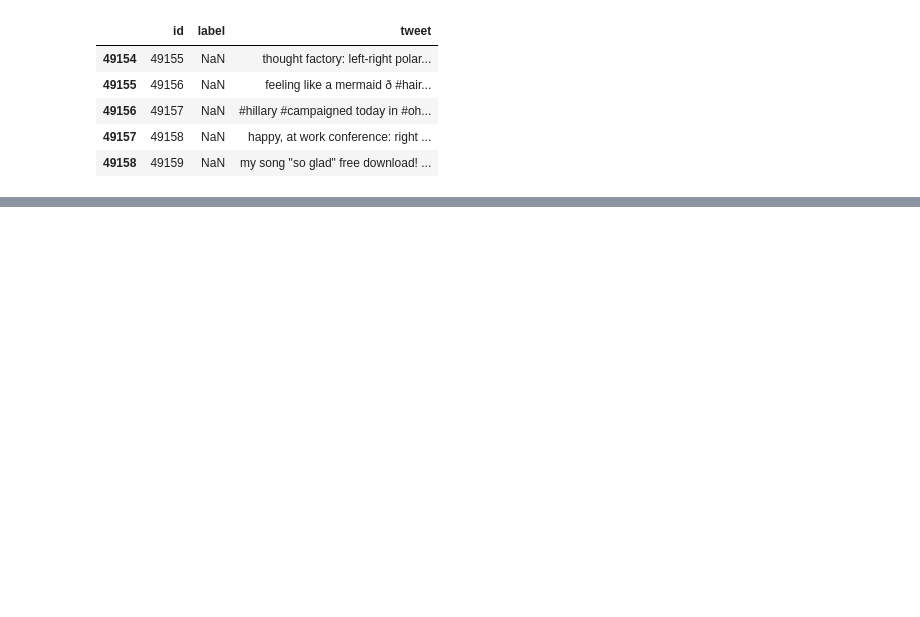
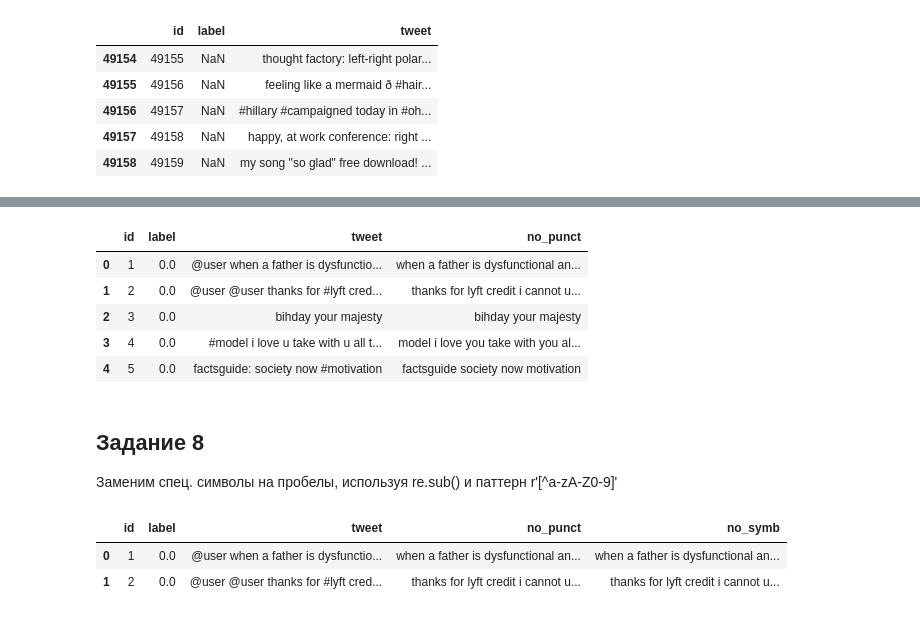
Before and after one commit to ArtemPrianikov/NLP, a Jupyter notebook: 01/hw_lesson_1.ipynb, the cells around one changed output, grey strips where cells are left out. Cells and saved outputs as stored; diff of their text form; code cells hidden in the pictures; blank space fills up the shorter version.

```diff
--- a/01/hw_lesson_1.ipynb
+++ b/01/hw_lesson_1.ipynb
@@ -429,0 +553,23 @@ h.unescape(s)
+# %%
+# сохраняем текст всех объектов в вектор
+text = combine_df['no_emotic']
+# %%
+# создаём объект векторайзера
+vec_punct = np.vectorize(replace_value)
+# %%
+# во вновь созданный столбец помещаем преобразованный текст
+combine_df['no_punct']=vec_punct(text, pattern, new_value)
+# %%
+combine_df.drop(['no_shorts02', 'no_emotic'], axis=1, inplace=True)
+# %%
+combine_df.head(5)
+# %% [output]
+|  | id | label | tweet | no_punct |
+| 0 | 1 | 0.0 | @user when a father is dysfunctio... | when a father is dysfunctional an... |
+| 1 | 2 | 0.0 | @user @user thanks for #lyft cred... | thanks for lyft credit i cannot u... |
+| 2 | 3 | 0.0 | bihday your majesty | bihday your majesty |
+| 3 | 4 | 0.0 | #model i love u take with u all t... | model i love you take with you al... |
+| 4 | 5 | 0.0 | factsguide: society now #motivation | factsguide society now motivation |
+# %% [markdown]
+## Задание 8
+Заменим спец. символы на пробелы, используя re.sub() и паттерн r'[^a-zA-Z0-9]'
@@ -429,0 +586,6 @@ h.unescape(s)
+# %%
+combine_df.head(2)
+# %% [output]
+|  | id | label | tweet | no_punct | no_symb |
+| 0 | 1 | 0.0 | @user when a father is dysfunctio... | when a father is dysfunctional an... | when a father is dysfunctional an... |
+| 1 | 2 | 0.0 | @user @user thanks for #lyft cred... | thanks for lyft credit i cannot u... | thanks for lyft credit i cannot u... |
```
Also changed, not shown: parts of 115 cells of this notebook, 1 other file.
